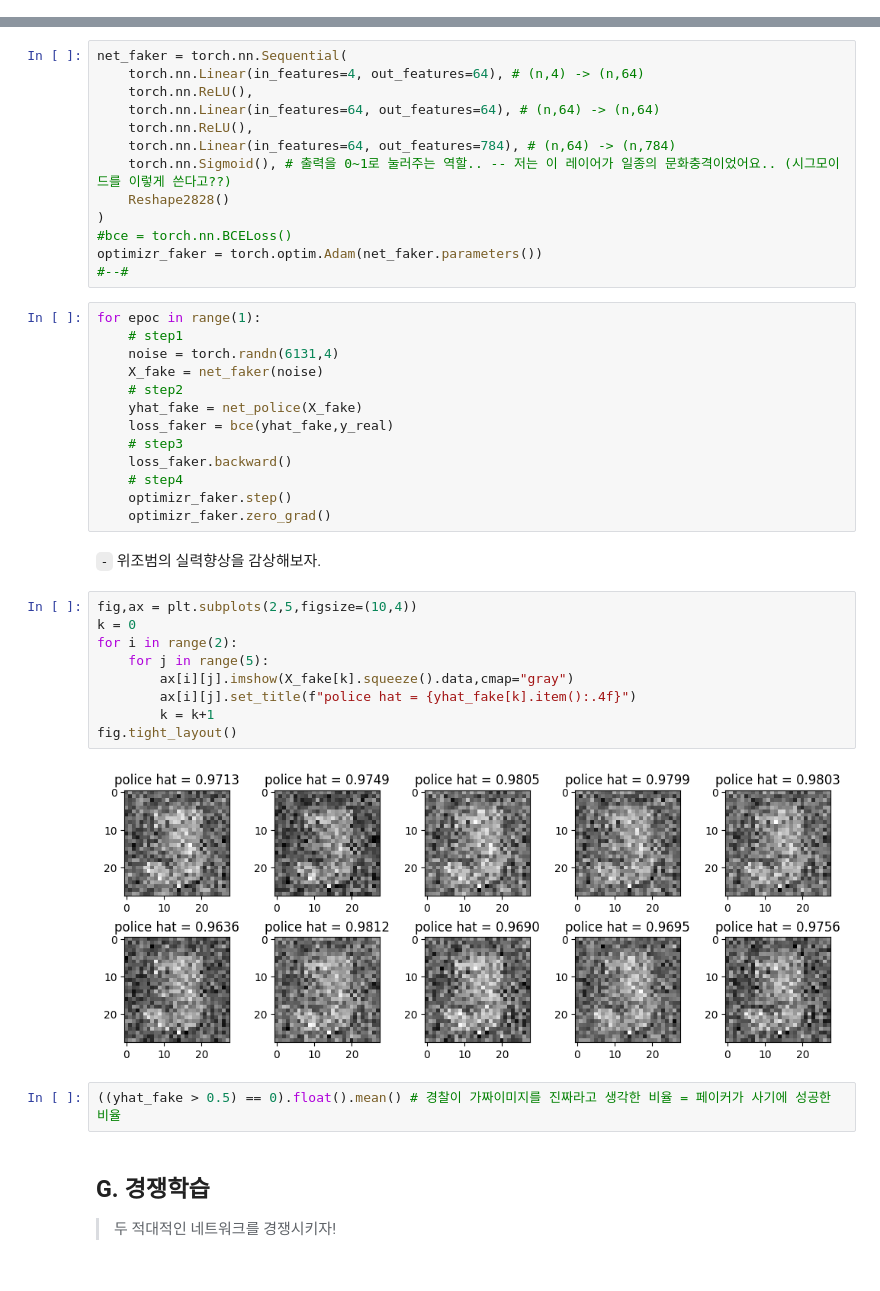
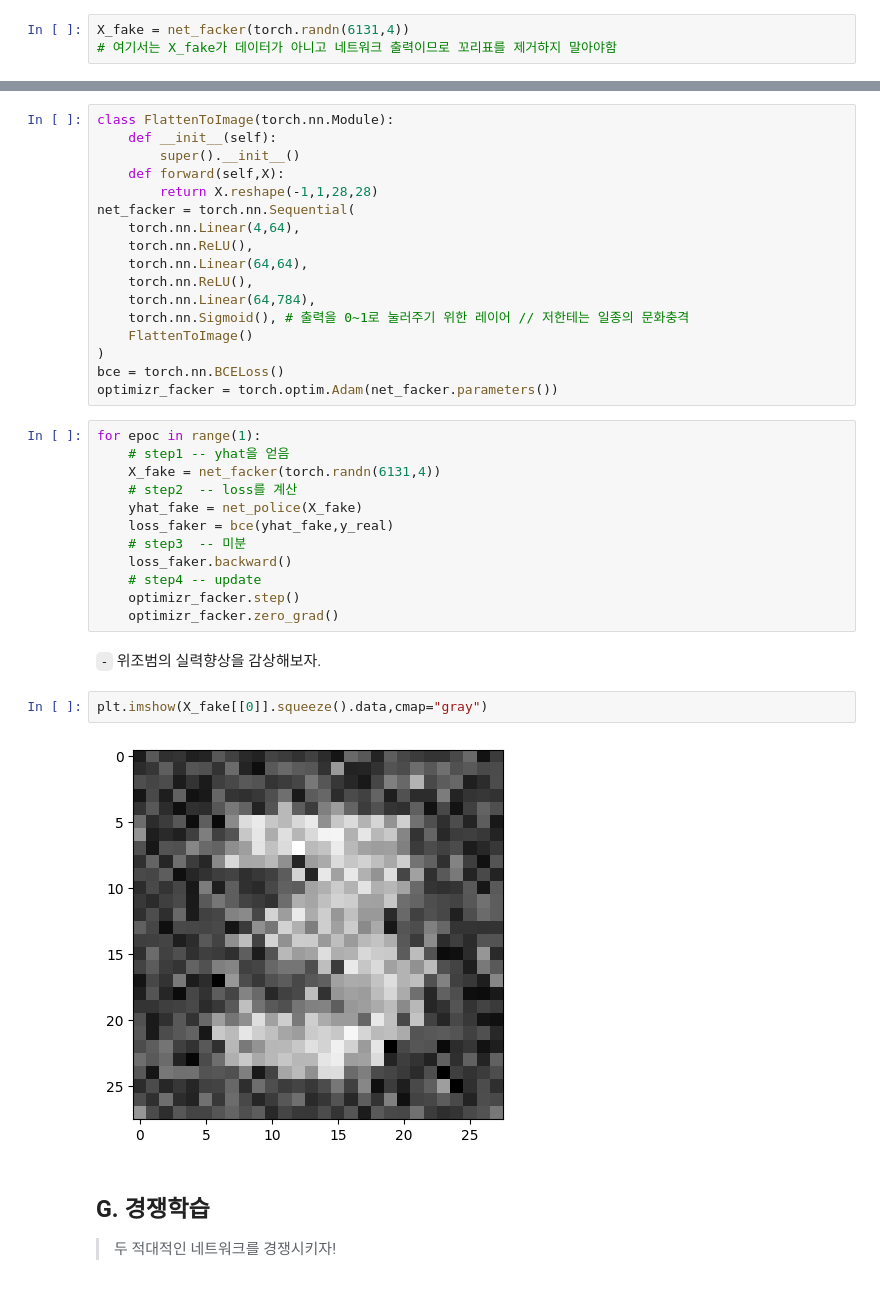
Before and after one commit to KimDoYoung1997/DL2025, a Jupyter notebook: docs/posts/09wk-2.out.ipynb, the cells around one changed output, grey strips where cells are left out. Cells and saved outputs as stored; diff of their text form.

```diff
--- a/docs/posts/09wk-2.out.ipynb
+++ b/docs/posts/09wk-2.out.ipynb
@@ -304 +269,4 @@ X_fake = net_faker(noise)
+# %%
+X_fake = net_facker(torch.randn(6131,4))
+# 여기서는 X_fake가 데이터가 아니고 네트워크 출력이므로 꼬리표를 제거하지 말아야함
 # %% [markdown]
@@ -313,44 +284,38 @@ loss_faker = bce(yhat_fake,y_real) ## 가짜이미지를 보고 잘 훈련된
 # %%
-net_faker = torch.nn.Sequential(
-    torch.nn.Linear(in_features=4, out_features=64), # (n,4) -> (n,64)
+class FlattenToImage(torch.nn.Module):
+    def __init__(self):
+        super().__init__()
+    def forward(self,X):
+        return X.reshape(-1,1,28,28)
+net_facker = torch.nn.Sequential(
+    torch.nn.Linear(4,64),
     torch.nn.ReLU(),
-    torch.nn.Linear(in_features=64, out_features=64), # (n,64) -> (n,64)
+    torch.nn.Linear(64,64),
     torch.nn.ReLU(),
-    torch.nn.Linear(in_features=64, out_features=784), # (n,64) -> (n,784)
-    torch.nn.Sigmoid(), # 출력을 0~1로 눌러주는 역할.. -- 저는 이 레이어가 일종의 문화충격이었어요.. (시그모이드를 이렇게 쓴다고??)
-    Reshape2828()
+    torch.nn.Linear(64,784),
+    torch.nn.Sigmoid(), # 출력을 0~1로 눌러주기 위한 레이어 // 저한테는 일종의 문화충격
+    FlattenToImage()
 )
-#bce = torch.nn.BCELoss()
-optimizr_faker = torch.optim.Adam(net_faker.parameters())
-#--#
+bce = torch.nn.BCELoss()
+optimizr_facker = torch.optim.Adam(net_facker.parameters())
 # %%
 for epoc in range(1):
-    # step1
-    noise = torch.randn(6131,4)
-    X_fake = net_faker(noise)
-    # step2
+    # step1 -- yhat을 얻음
+    X_fake = net_facker(torch.randn(6131,4))
+    # step2  -- loss를 계산
     yhat_fake = net_police(X_fake)
     loss_faker = bce(yhat_fake,y_real)
-    # step3
+    # step3  -- 미분
     loss_faker.backward()
-    # step4
-    optimizr_faker.step()
-    optimizr_faker.zero_grad()
+    # step4 -- update
+    optimizr_facker.step()
+    optimizr_facker.zero_grad()
 # %% [markdown]
 `-` 위조범의 실력향상을 감상해보자.
-# %%
-fig,ax = plt.subplots(2,5,figsize=(10,4))
-k = 0
-for i in range(2):
-    for j in range(5):
-        ax[i][j].imshow(X_fake[k].squeeze().data,cmap="gray")
-        ax[i][j].set_title(f"police hat = {yhat_fake[k].item():.4f}")
-        k = k+1
-fig.tight_layout()
-# %% [output]
-[figure, removed]
-# %%
-((yhat_fake > 0.5) == 0).float().mean() # 경찰이 가짜이미지를 진짜라고 생각한 비율 = 페이커가 사기에 성공한 비율
+# %%
+plt.imshow(X_fake[[0]].squeeze().data,cmap="gray")
+# %% [output]
+[figure, added]
 # %% [markdown]
 ## G. 경쟁학습
 
```
Also changed, not shown: parts of 55 cells of this notebook, 33 other files.
